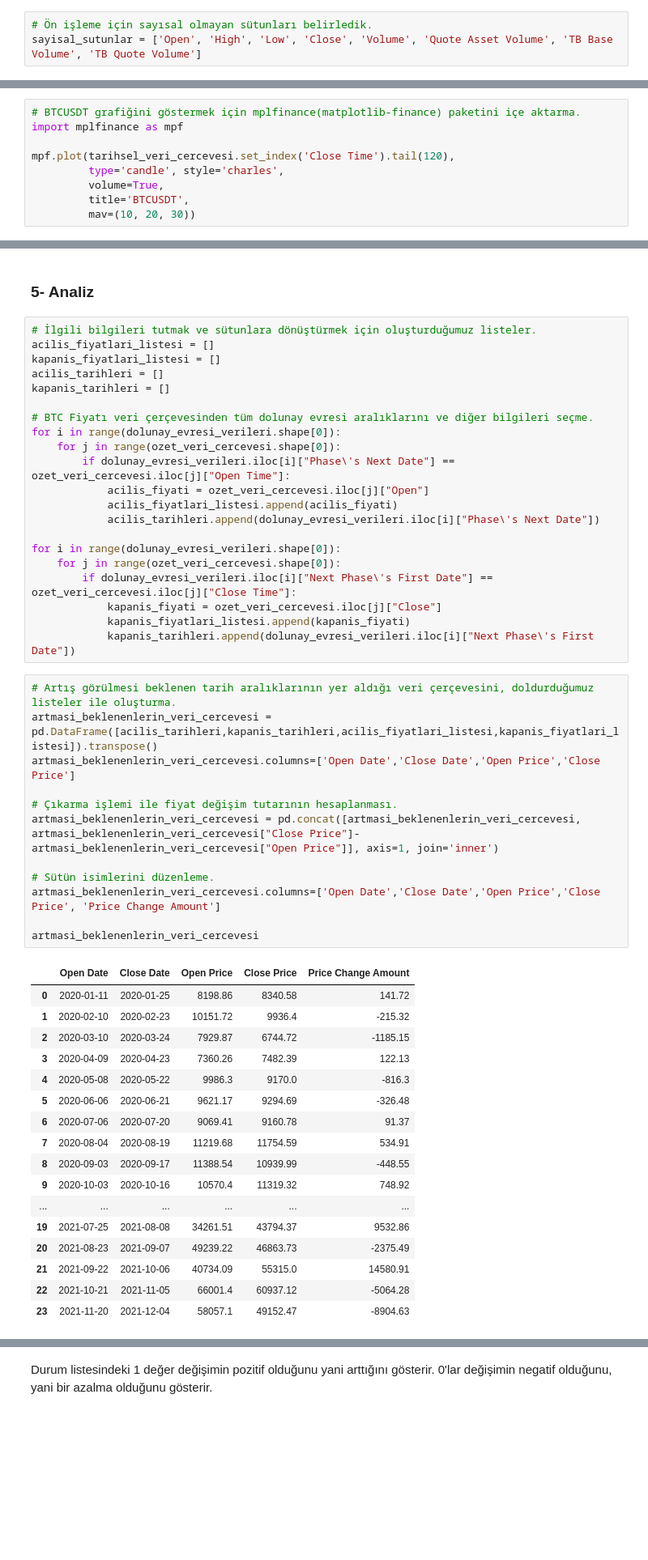
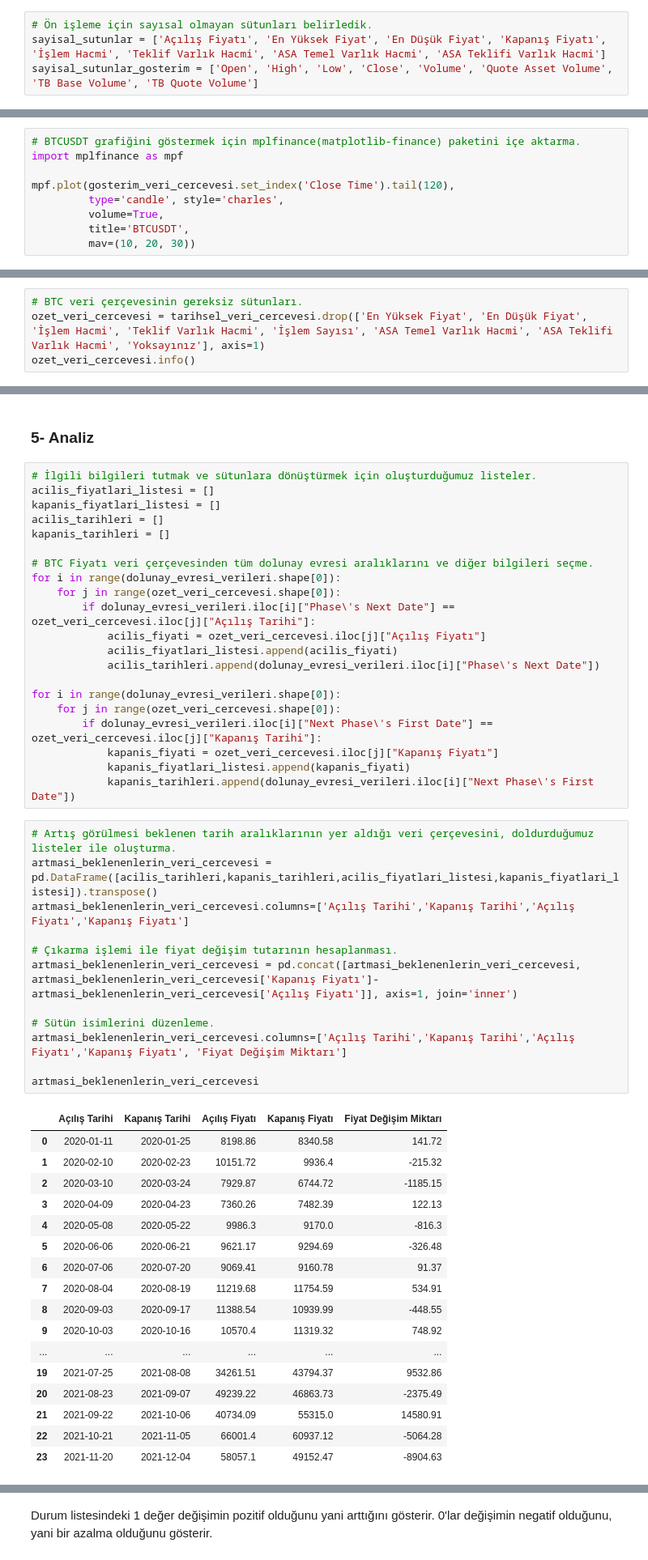
Before and after one commit to ugurcanerdogan/Effects-of-Moon-Cycles-on-Cryptocurrencies, a Jupyter notebook: dscp_tr.ipynb, the cells around one changed output, grey strips where cells are left out. Shown: that part at 81% size. Cells and saved outputs as stored; diff of their text form; blank space fills up the shorter version.

```diff
--- a/dscp_tr.ipynb
+++ b/dscp_tr.ipynb
@@ -159,6 +166,7 @@ tarihsel_veri_cercevesi['Close Time'] = pd.to_datetime(tarihsel_veri_cercevesi['
 # %%
 # Ön işleme için sayısal olmayan sütunları belirledik.
-sayisal_sutunlar = ['Open', 'High', 'Low', 'Close', 'Volume', 'Quote Asset Volume', 'TB Base Volume', 'TB Quote Volume']
+sayisal_sutunlar = ['Açılış Fiyatı', 'En Yüksek Fiyat', 'En Düşük Fiyat', 'Kapanış Fiyatı', 'İşlem Hacmi', 'Teklif Varlık Hacmi', 'ASA Temel Varlık Hacmi', 'ASA Teklifi Varlık Hacmi']
+sayisal_sutunlar_gosterim = ['Open', 'High', 'Low', 'Close', 'Volume', 'Quote Asset Volume', 'TB Base Volume', 'TB Quote Volume']
 # %%
 # Sayısal olmayan sütunları sayısal tipe çevirdik.
 tarihsel_veri_cercevesi[sayisal_sutunlar] = tarihsel_veri_cercevesi[sayisal_sutunlar].apply(pd.to_numeric, axis=1)
@@ -232,7 +241,7 @@ memory usage: 66.6+ KB
 # BTCUSDT grafiğini göstermek için mplfinance(matplotlib-finance) paketini içe aktarma.
 import mplfinance as mpf
 
-mpf.plot(tarihsel_veri_cercevesi.set_index('Close Time').tail(120),
+mpf.plot(gosterim_veri_cercevesi.set_index('Close Time').tail(120),
          type='candle', style='charles',
          volume=True,
          title='BTCUSDT',
@@ -260,0 +254,4 @@ memory usage: 22.3 KB
+# %%
+# BTC veri çerçevesinin gereksiz sütunları.
+ozet_veri_cercevesi = tarihsel_veri_cercevesi.drop(['En Yüksek Fiyat', 'En Düşük Fiyat', 'İşlem Hacmi', 'Teklif Varlık Hacmi', 'İşlem Sayısı', 'ASA Temel Varlık Hacmi', 'ASA Teklifi Varlık Hacmi', 'Yoksayınız'], axis=1)
+ozet_veri_cercevesi.info()
@@ -297,31 +306,31 @@ kapanis_tarihleri = []
 # BTC Fiyatı veri çerçevesinden tüm dolunay evresi aralıklarını ve diğer bilgileri seçme.
 for i in range(dolunay_evresi_verileri.shape[0]):
     for j in range(ozet_veri_cercevesi.shape[0]):
-        if dolunay_evresi_verileri.iloc[i]["Phase\'s Next Date"] == ozet_veri_cercevesi.iloc[j]["Open Time"]:
-            acilis_fiyati = ozet_veri_cercevesi.iloc[j]["Open"]
+        if dolunay_evresi_verileri.iloc[i]["Phase\'s Next Date"] == ozet_veri_cercevesi.iloc[j]["Açılış Tarihi"]:
+            acilis_fiyati = ozet_veri_cercevesi.iloc[j]["Açılış Fiyatı"]
             acilis_fiyatlari_listesi.append(acilis_fiyati)
             acilis_tarihleri.append(dolunay_evresi_verileri.iloc[i]["Phase\'s Next Date"])
 
 for i in range(dolunay_evresi_verileri.shape[0]):
     for j in range(ozet_veri_cercevesi.shape[0]):
-        if dolunay_evresi_verileri.iloc[i]["Next Phase\'s First Date"] == ozet_veri_cercevesi.iloc[j]["Close Time"]:
-            kapanis_fiyati = ozet_veri_cercevesi.iloc[j]["Close"]
+        if dolunay_evresi_verileri.iloc[i]["Next Phase\'s First Date"] == ozet_veri_cercevesi.iloc[j]["Kapanış Tarihi"]:
+            kapanis_fiyati = ozet_veri_cercevesi.iloc[j]["Kapanış Fiyatı"]
             kapanis_fiyatlari_listesi.append(kapanis_fiyati)
             kapanis_tarihleri.append(dolunay_evresi_verileri.iloc[i]["Next Phase\'s First Date"])
 # %%
 # Artış görülmesi beklenen tarih aralıklarının yer aldığı veri çerçevesini, doldurduğumuz listeler ile oluşturma.
 artmasi_beklenenlerin_veri_cercevesi = pd.DataFrame([acilis_tarihleri,kapanis_tarihleri,acilis_fiyatlari_listesi,kapanis_fiyatlari_listesi]).transpose()
-artmasi_beklenenlerin_veri_cercevesi.columns=['Open Date','Close Date','Open Price','Close Price']
+artmasi_beklenenlerin_veri_cercevesi.columns=['Açılış Tarihi','Kapanış Tarihi','Açılış Fiyatı','Kapanış Fiyatı']
 
 # Çıkarma işlemi ile fiyat değişim tutarının hesaplanması.
-artmasi_beklenenlerin_veri_cercevesi = pd.concat([artmasi_beklenenlerin_veri_cercevesi, artmasi_beklenenlerin_veri_cercevesi["Close Price"]-artmasi_beklenenlerin_veri_cercevesi["Open Price"]], axis=1, join='inner')
+artmasi_beklenenlerin_veri_cercevesi = pd.concat([artmasi_beklenenlerin_veri_cercevesi, artmasi_beklenenlerin_veri_cercevesi['Kapanış Fiyatı']-artmasi_beklenenlerin_veri_cercevesi['Açılış Fiyatı']], axis=1, join='inner')
 
 # Sütün isimlerini düzenleme.
-artmasi_beklenenlerin_veri_cercevesi.columns=['Open Date','Close Date','Open Price','Close Price', 'Price Change Amount']
+artmasi_beklenenlerin_veri_cercevesi.columns=['Açılış Tarihi','Kapanış Tarihi','Açılış Fiyatı','Kapanış Fiyatı', 'Fiyat Değişim Miktarı']
 
 artmasi_beklenenlerin_veri_cercevesi
 # %% [output]
-|  | Open Date | Close Date | Open Price | Close Price | Price Change Amount |
+|  | Açılış Tarihi | Kapanış Tarihi | Açılış Fiyatı | Kapanış Fiyatı | Fiyat Değişim Miktarı |
 | 0 | 2020-01-11 | 2020-01-25 | 8198.86 | 8340.58 | 141.72 |
 | 1 | 2020-02-10 | 2020-02-23 | 10151.72 | 9936.4 | -215.32 |
 | 2 | 2020-03-10 | 2020-03-24 | 7929.87 | 6744.72 | -1185.15 |
```
Also changed, not shown: parts of 40 cells of this notebook, 1 other file.
